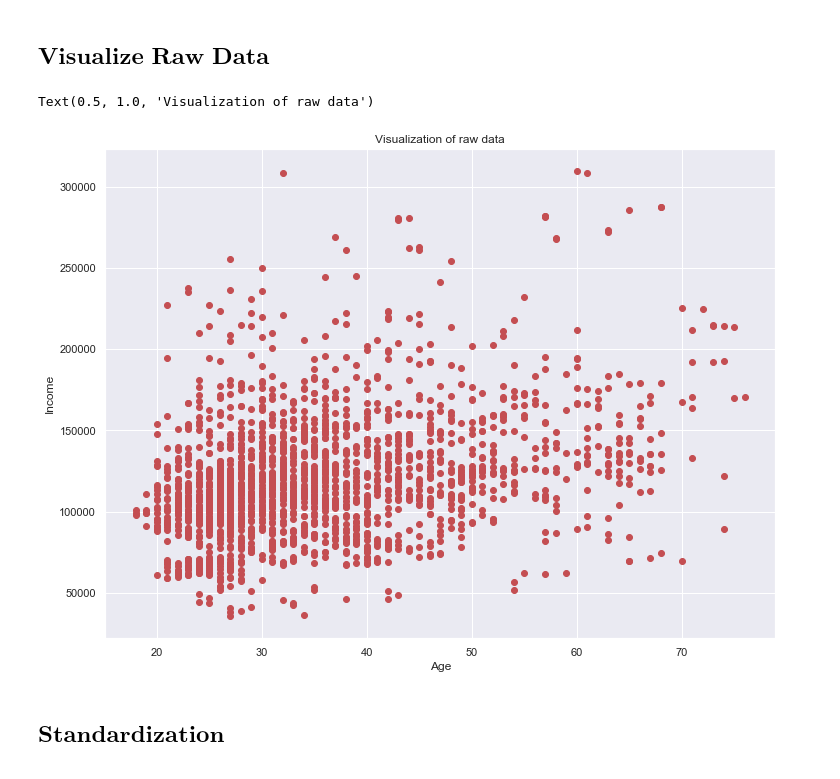
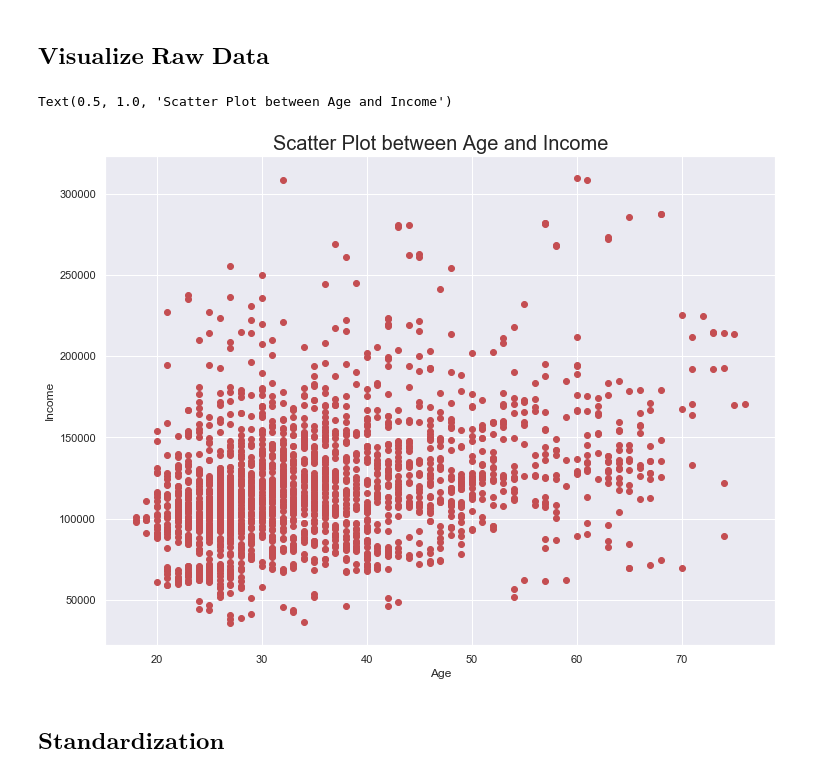
Before and after one commit to BAGLAT/FMCG-Customer-Analytics, a Jupyter notebook: Code/Segmentation using K-Means Clustering and PCA.ipynb, the cells around one changed output. Cells and saved outputs as stored; diff of their text form; code cells hidden in the pictures.

```diff
--- a/Code/Segmentation using K-Means Clustering and PCA.ipynb
+++ b/Code/Segmentation using K-Means Clustering and PCA.ipynb
@@ -81,12 +81,12 @@ plt.show()
 # %%
 plt.figure(figsize = (12, 9))
 plt.scatter(df_segmentation.iloc[:, 2], df_segmentation.iloc[:, 4],c='r') ## Scatter plot between age and income
 plt.xlabel('Age')
 plt.ylabel('Income')
-plt.title('Visualization of raw data')
+plt.title('Scatter Plot between Age and Income',size=20)
 # %% [output]
-Text(0.5, 1.0, 'Visualization of raw data')
+Text(0.5, 1.0, 'Scatter Plot between Age and Income')
-[figure, old version]
+[figure, new version]
 # %% [markdown]
 ## ${\textbf{Standardization}}$
 # %%
```
Also changed, not shown: parts of 12 cells of this notebook, 2 other files.
